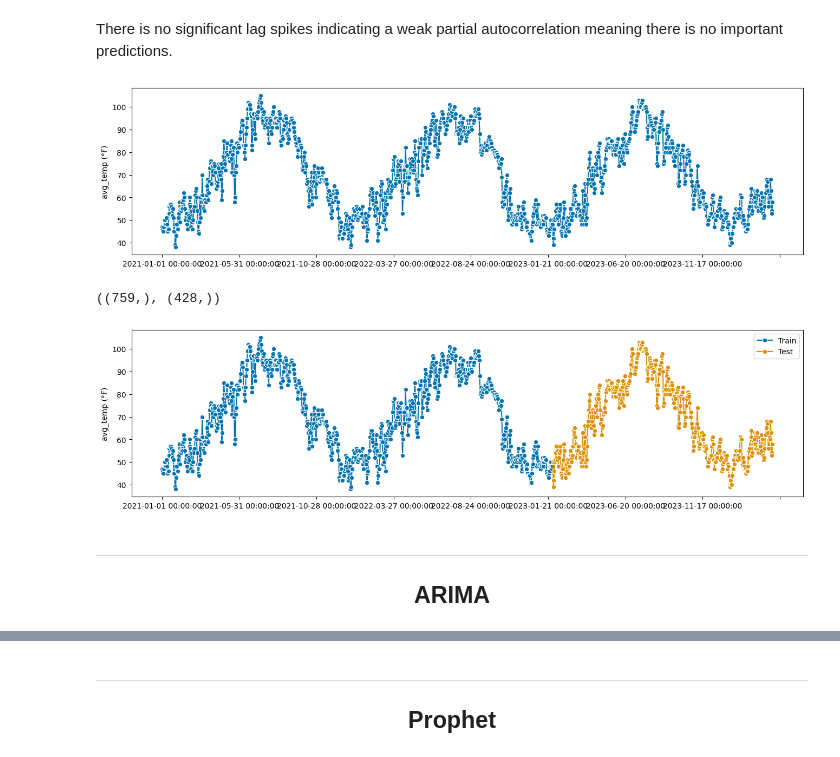
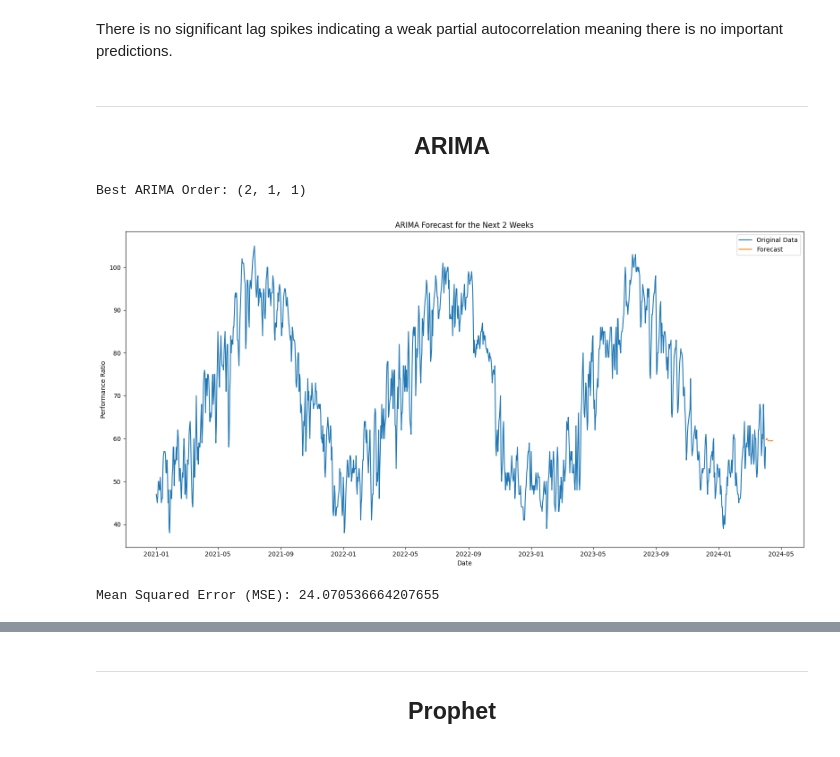
Before and after one commit to LandryHouston/Weather_Wizard, a Jupyter notebook: code/02_analysis.ipynb, the cells around one changed output, grey strips where cells are left out. Cells and saved outputs as stored; diff of their text form; code cells hidden in the pictures.

Commit message:
ARIMA and XGBRegressor

```diff
--- a/code/02_analysis.ipynb
+++ b/code/02_analysis.ipynb
@@ -133,20 +134,45 @@ plot_pacf(df['avg_temp (°F)'])
 [figure]
 # %% [markdown]
 There is no significant lag spikes indicating a weak partial autocorrelation meaning there is no important predictions.
-# %%
-plot_series(df['avg_temp (°F)']);
-# %% [output]
-[figure, removed]
-# %%
-train, test = temporal_train_test_split(df['avg_temp (°F)'], test_size=.36)
-train.shape, test.shape
-# %% [output]
-((759,), (428,))
-# %%
-plot_series(train, test, labels=['Train', 'Test']);
-# %% [output]
-[figure, removed]
 # %% [markdown]
 ---
 
 <h2 align='center'>ARIMA</h2>
+# %%
+train = df['avg_temp (°F)']
+
+model = auto_arima(train, seasonal=True, suppress_warnings=True)
+
+best_order = model.order
+
+print("Best ARIMA Order:", best_order)
+# %% [output]
+Best ARIMA Order: (2, 1, 1)
+# %%
+train_val = train.values
+
+model = ARIMA(train_val, order=best_order)
+model_fit = model.fit()
+
+forecast_horizon = 14
+y_pred = model_fit.predict(start=len(train_val), end=len(train_val) + forecast_horizon - 1, typ='levels')
+
+forecast_dates = pd.date_range(start=train.index[-1] + pd.Timedelta(days=1), periods=forecast_horizon, freq='D')
+
+plt.figure(figsize=(16, 8))
+plt.plot(train.index, train, label='Original Data')
+plt.plot(forecast_dates, y_pred, label='Forecast')
+plt.title('ARIMA Forecast for the Next 2 Weeks')
+plt.xlabel('Date')
+plt.ylabel('Performance Ratio')
+plt.legend()
+plt.tight_layout()
+# %% [output]
+[figure, added]
+# %%
+y = df['avg_temp (°F)'][-forecast_horizon:]
+
+mse = mean_squared_error(y, y_pred)
+print("Mean Squared Error (MSE):", mse)
+# %% [output]
+Mean Squared Error (MSE): 24.070536664207655
```
Also changed, not shown: parts of 4 cells of this notebook.
